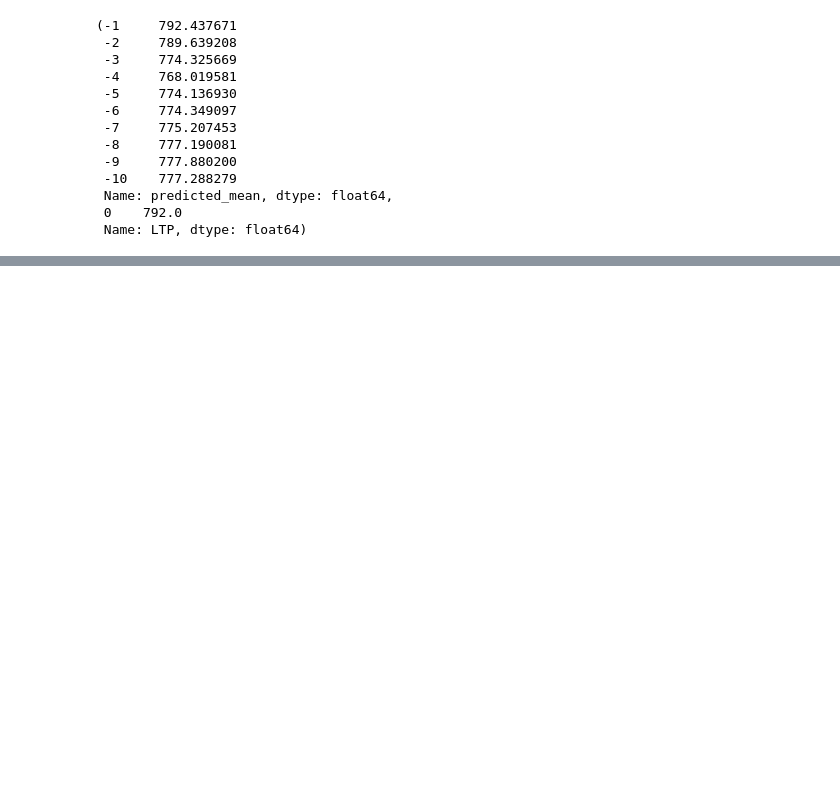
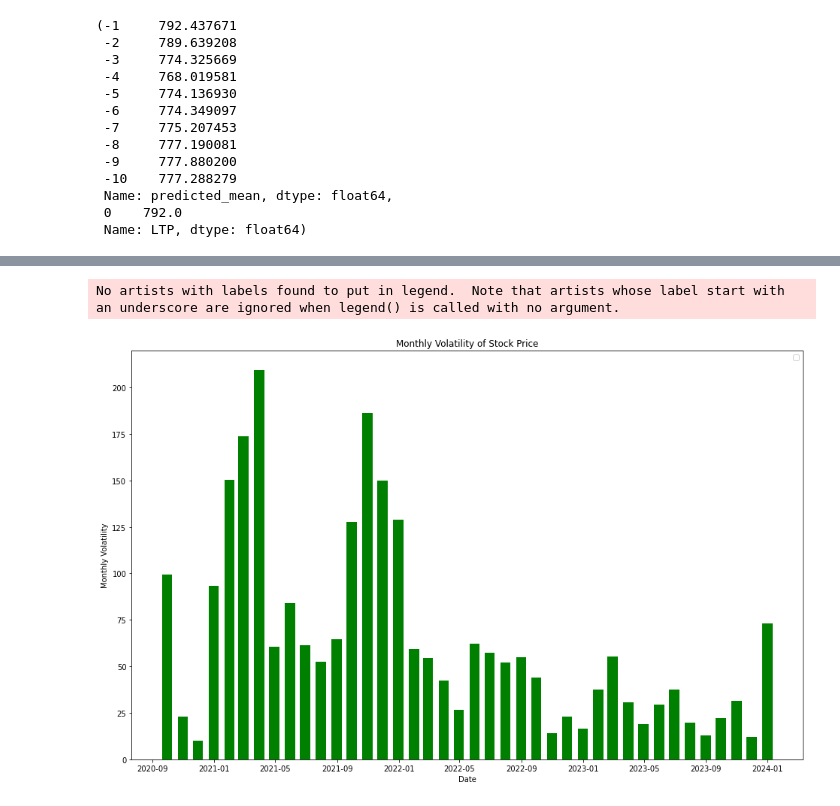
Before and after one commit to Twtamaris/stock_price_predictor, a Jupyter notebook: share_price.ipynb, the cells around one changed output, grey strips where cells are left out. Drawn from its saved outputs; the diff is of its cells as text; code cells hidden in the pictures; blank space fills up the shorter version.

```diff
--- a/share_price.ipynb
+++ b/share_price.ipynb
@@ -324,0 +353,3 @@ forecast, df["LTP"].head(1)
+# %%
+df.set_index('Date', inplace=True)
+df
@@ -324,0 +371,5 @@ forecast, df["LTP"].head(1)
+# %%
+# Monthly Volatility
+monthly_volatility = df['LTP'].resample('M').std()
+# Yesle chai harey month ma vako volatility wa fluctuation lai dekhauxa
+monthly_volatility.shape
@@ -324,0 +398,11 @@ forecast, df["LTP"].head(1)
+# %%
+plt.figure(figsize=(16, 10))
+plt.bar(monthly_volatility.index, monthly_volatility, color='green', alpha=1, width=20)
+plt.title('Monthly Volatility of Stock Price')
+plt.xlabel('Date')
+plt.ylabel('Monthly Volatility')
+plt.legend()
+plt.show()
+# %% [output]
+No artists with labels found to put in legend.  Note that artists whose label start with an underscore are ignored when legend() is called with no argument.
+[figure, added]
```
Also changed, not shown: parts of 16 cells of this notebook.
